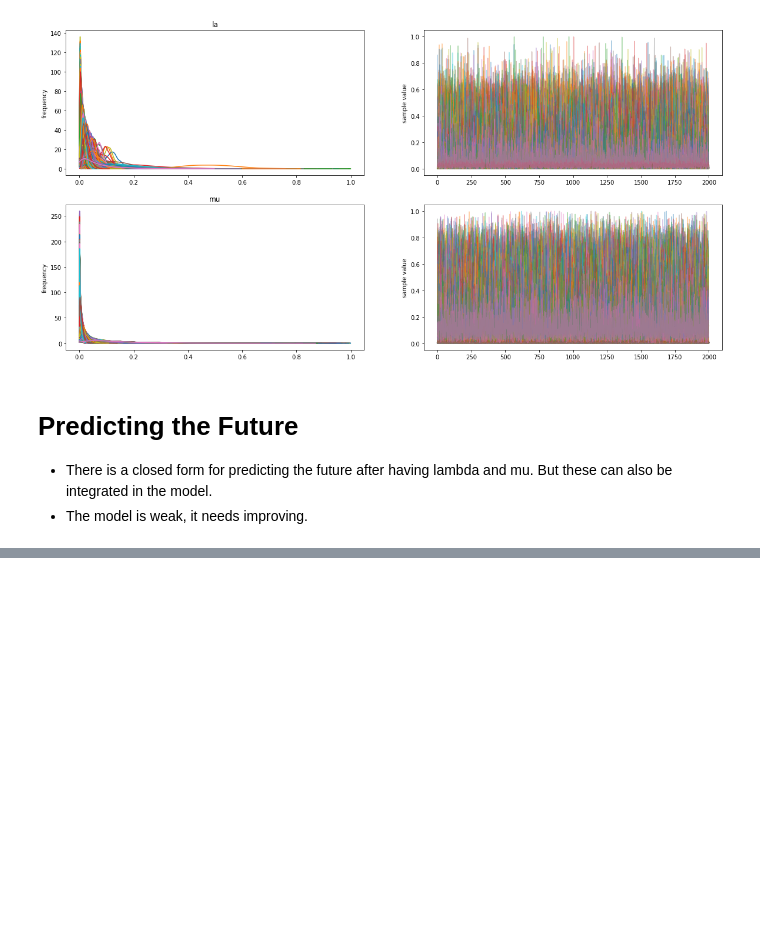
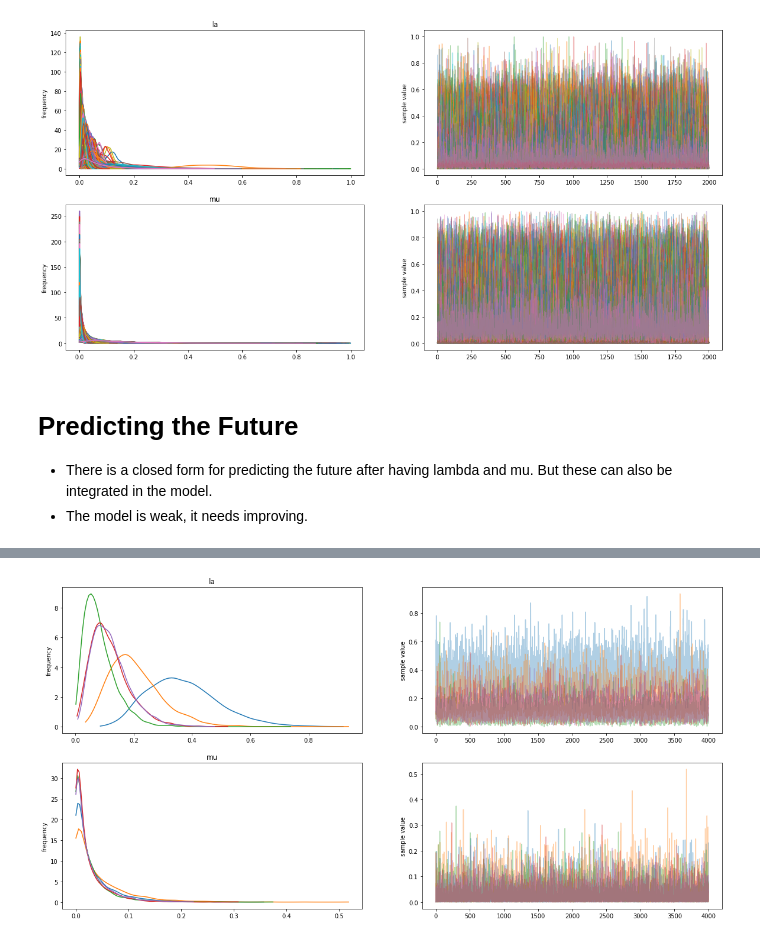
Before and after one commit to nawarhalabi/graphical_modeling, a Jupyter notebook: notebooks/pareto_NBD.ipynb, the cells around one changed output, grey strips where cells are left out. Drawn from its saved outputs; the diff is of its cells as text; code cells hidden in the pictures; blank space fills up the shorter version.

Commit message:
Finished Pareto NBD model

```diff
--- a/notebooks/pareto_NBD.ipynb
+++ b/notebooks/pareto_NBD.ipynb
@@ -106,0 +195,2 @@ ax.set_size_inches(20, 10)
+# %%
+model = pystan.StanModel(model_code=paretonbd_model)
@@ -106,0 +201,9 @@ ax.set_size_inches(20, 10)
+# %%
+import pandas as pd
+data = pd.DataFrame({
+    "cust1": [0,1,0,0,0,0,1,1,1,1,1,0,0,0,0,0,0,1,1,1,1,0,0,0],
+    "cust2": [0,1,0,0,1,1,1,0,1,0,0,0,0,1,0,0,0,0,0,0,0,0,0,0],
+    "cust3": [1,0,0,0,0,0,0,0,0,1,0,0,0,0,0,0,0,1,0,0,0,0,0,0],
+    "cust4": [1,0,0,0,1,0,0,0,0,0,0,0,0,0,0,1,0,0,0,0,1,0,0,0],
+    "cust5": [1,0,0,0,0,0,0,0,0,0,0,0,0,0,0,1,0,0,0,1,0,1,0,0],
+}) + 1
@@ -106,0 +212,6 @@ ax.set_size_inches(20, 10)
+# %%
+samples = model.sampling(data={
+    "N": data.shape[1],
+    "T": data.shape[0],
+    "tlog": data.values
+})
@@ -106,0 +238,4 @@ ax.set_size_inches(20, 10)
+# %%
+ax = samples.plot()
+ax.set_size_inches(20, 10)
+# %% [output]
@@ -106,0 +243 @@ ax.set_size_inches(20, 10)
+[figure, added]
```
Also changed, not shown: parts of 15 cells of this notebook, 2 other files.
